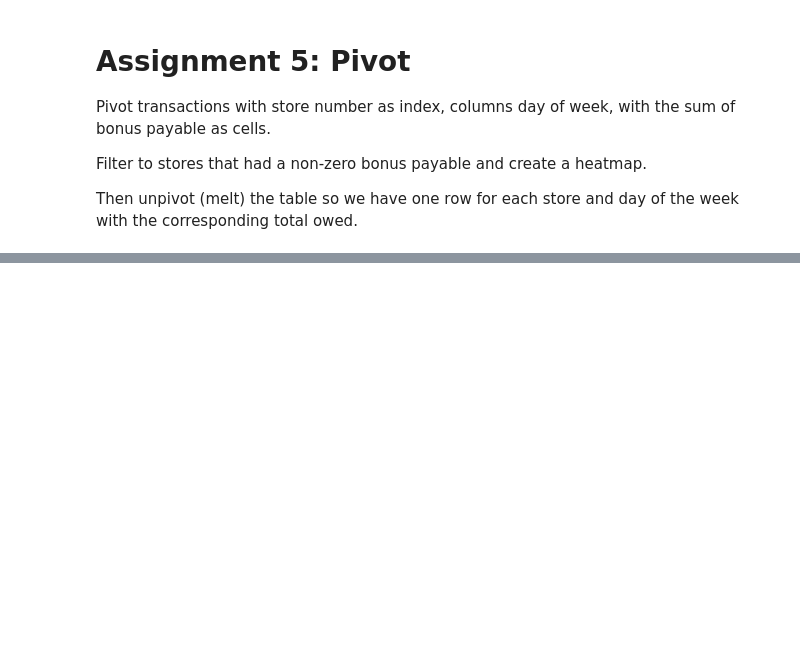
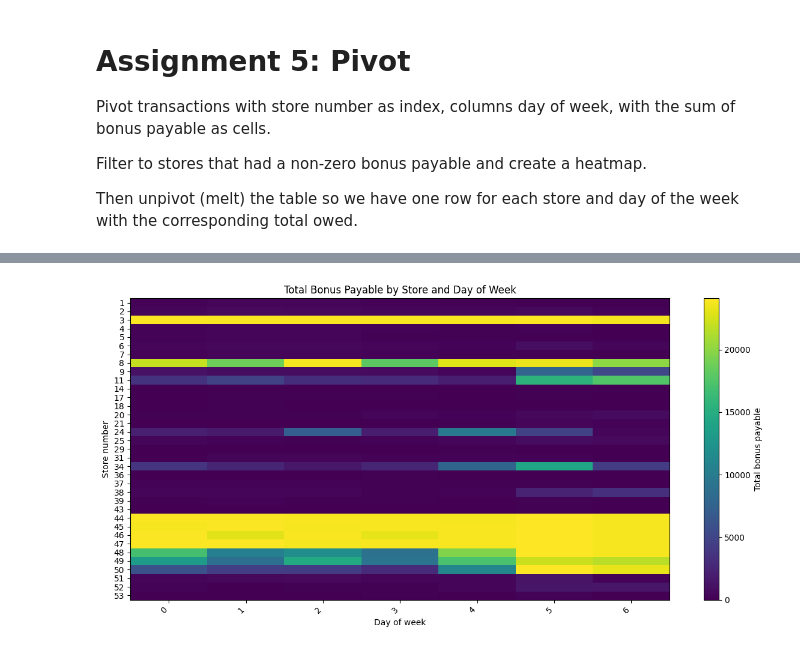
Before and after one commit to erikasstasytis/Python, a Jupyter notebook: section04_aggregations.ipynb, the cells around one changed output, grey strips where cells are left out. Drawn from its saved outputs; the diff is of its cells as text; code cells hidden in the pictures; blank space fills up the shorter version.

```diff
--- a/section04_aggregations.ipynb
+++ b/section04_aggregations.ipynb
@@ -75,3 +252,10 @@ transactions.head()
 Calculate the mean of transactions by store number and day of week while keeping row numbers.
 
 Then compare the performance of each row to its day of week average. (difference between transactions and daily avg)
+# %%
+transactions = transactions.copy()
+
+transactions["dow_avg"] = transactions.groupby(["store_nbr", "day_of_week"])["transactions"].transform("mean")
+transactions["diff_from_dow_avg"] = transactions["transactions"] - transactions["dow_avg"]
+
+transactions[["date", "store_nbr", "day_of_week", "transactions", "dow_avg", "diff_from_dow_avg"]].head()
@@ -89,0 +288,10 @@ transactions.head()
+# %%
+pivot_bonus = transactions.pivot_table(
+    index="store_nbr",
+    columns="day_of_week",
+    values="bonus_payable",
+    aggfunc="sum",
+    fill_value=0
+)
+
+pivot_bonus.head()
@@ -89,0 +306,3 @@ transactions.head()
+# %%
+pivot_bonus_nonzero = pivot_bonus.loc[pivot_bonus.sum(axis=1) > 0]
+pivot_bonus_nonzero
@@ -89,0 +328,28 @@ transactions.head()
+# %%
+import matplotlib.pyplot as plt
+import numpy as np
+
+data = pivot_bonus_nonzero.to_numpy()
+
+plt.figure(figsize=(12, 6))
+plt.imshow(data, aspect="auto")
+plt.colorbar(label="Total bonus payable")
+
+plt.xticks(
+    ticks=np.arange(pivot_bonus_nonzero.shape[1]),
+    labels=pivot_bonus_nonzero.columns,
+    rotation=45,
+    ha="right"
+)
+plt.yticks(
+    ticks=np.arange(pivot_bonus_nonzero.shape[0]),
+    labels=pivot_bonus_nonzero.index
+)
+
+plt.title("Total Bonus Payable by Store and Day of Week")
+plt.xlabel("Day of week")
+plt.ylabel("Store number")
+plt.tight_layout()
+plt.show()
+# %% [output]
+[figure, added]
```
Also changed, not shown: parts of 18 cells of this notebook, 3 other files.
